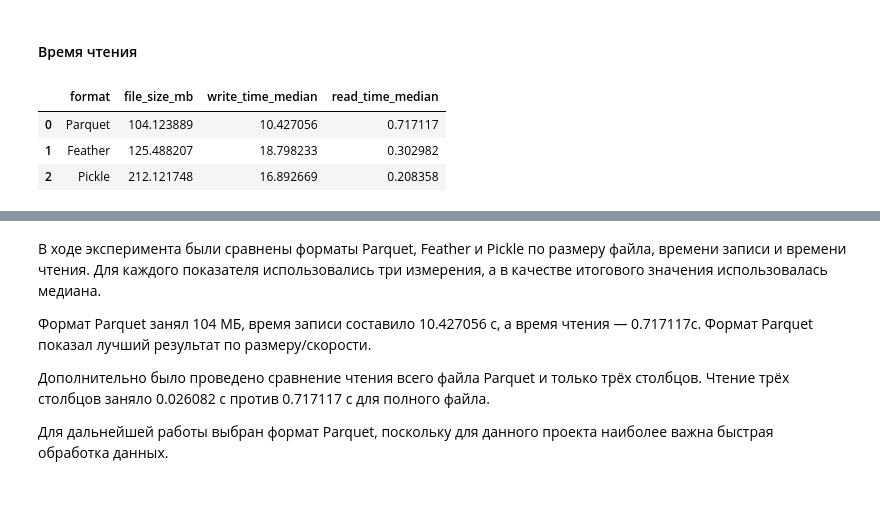
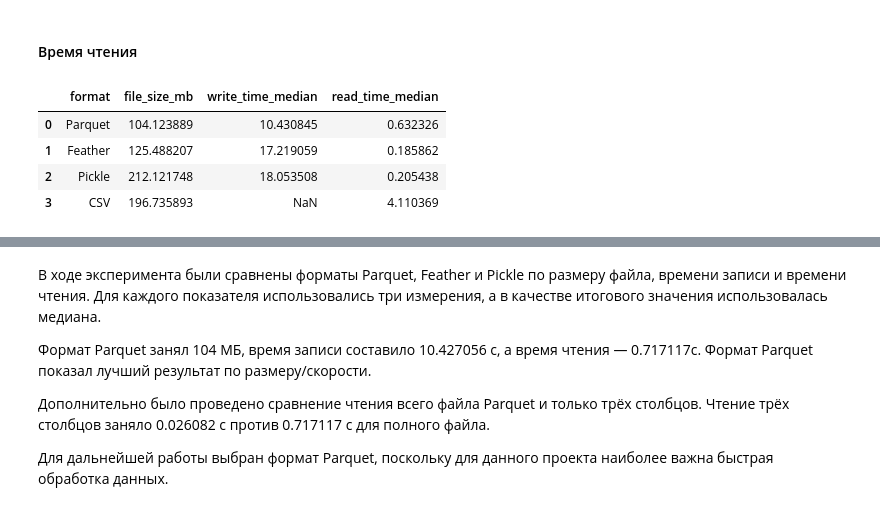
Before and after one commit to haeozo/Data, a Jupyter notebook: notebooks/01_overview.ipynb, the cells around one changed output, grey strips where cells are left out. Drawn from its saved outputs; the diff is of its cells as text; code cells hidden in the pictures.

```diff
--- a/notebooks/01_overview.ipynb
+++ b/notebooks/01_overview.ipynb
@@ -56,3 +54,8 @@ processed_dir.mkdir(parents=True, exist_ok=True)
 parquet_path = processed_dir / "top_podcasts.parquet"
 feather_path = processed_dir / "top_podcasts.feather"
 pickle_path = processed_dir / "top_podcasts.pkl"
+csv_path = Path(file_path)
+
+df.to_parquet(parquet_path, index=False)
+df.to_feather(feather_path)
+df.to_pickle(pickle_path)
@@ -115,3 +118,19 @@ def measure_read_time(read_function, repeats=3):
         times.append(end - start)
 
     return statistics.median(times)
+
+
+parquet_read_time = measure_read_time(
+    lambda: pd.read_parquet(parquet_path)
+)
+
+feather_read_time = measure_read_time(
+    lambda: pd.read_feather(feather_path)
+)
+
+pickle_read_time = measure_read_time(
+    lambda: pd.read_pickle(pickle_path)
+)
+csv_read_time = measure_read_time(
+    lambda: pd.read_csv(csv_path)
+)
@@ -139,31 +146,38 @@ parquet_three_columns_read_time = measure_read_time(
 # %%
 results = pd.DataFrame([
     {
         "format": "Parquet",
         "file_size_mb": get_file_size_mb(parquet_path),
         "write_time_median": parquet_write_time,
         "read_time_median": parquet_read_time
     },
     {
         "format": "Feather",
         "file_size_mb": get_file_size_mb(feather_path),
         "write_time_median": feather_write_time,
         "read_time_median": feather_read_time
     },
     {
         "format": "Pickle",
         "file_size_mb": get_file_size_mb(pickle_path),
         "write_time_median": pickle_write_time,
         "read_time_median": pickle_read_time
-    }
+    },
+    {
+        "format": "CSV",
+        "file_size_mb": get_file_size_mb(csv_path),
+        "write_time_median": None,
+        "read_time_median": csv_read_time
+    },
 ])
 
 results
 # %% [output]
 |  | format | file_size_mb | write_time_median | read_time_median |
-| 0 | Parquet | 104.123889 | 10.427056 | 0.717117 |
-| 1 | Feather | 125.488207 | 18.798233 | 0.302982 |
-| 2 | Pickle | 212.121748 | 16.892669 | 0.208358 |
+| 0 | Parquet | 104.123889 | 10.430845 | 0.632326 |
+| 1 | Feather | 125.488207 | 17.219059 | 0.185862 |
+| 2 | Pickle | 212.121748 | 18.053508 | 0.205438 |
+| 3 | CSV | 196.735893 | NaN | 4.110369 |
 # %%
 parquet_columns_results = pd.DataFrame([
     {
```
Also changed, not shown: parts of 30 cells of this notebook.
